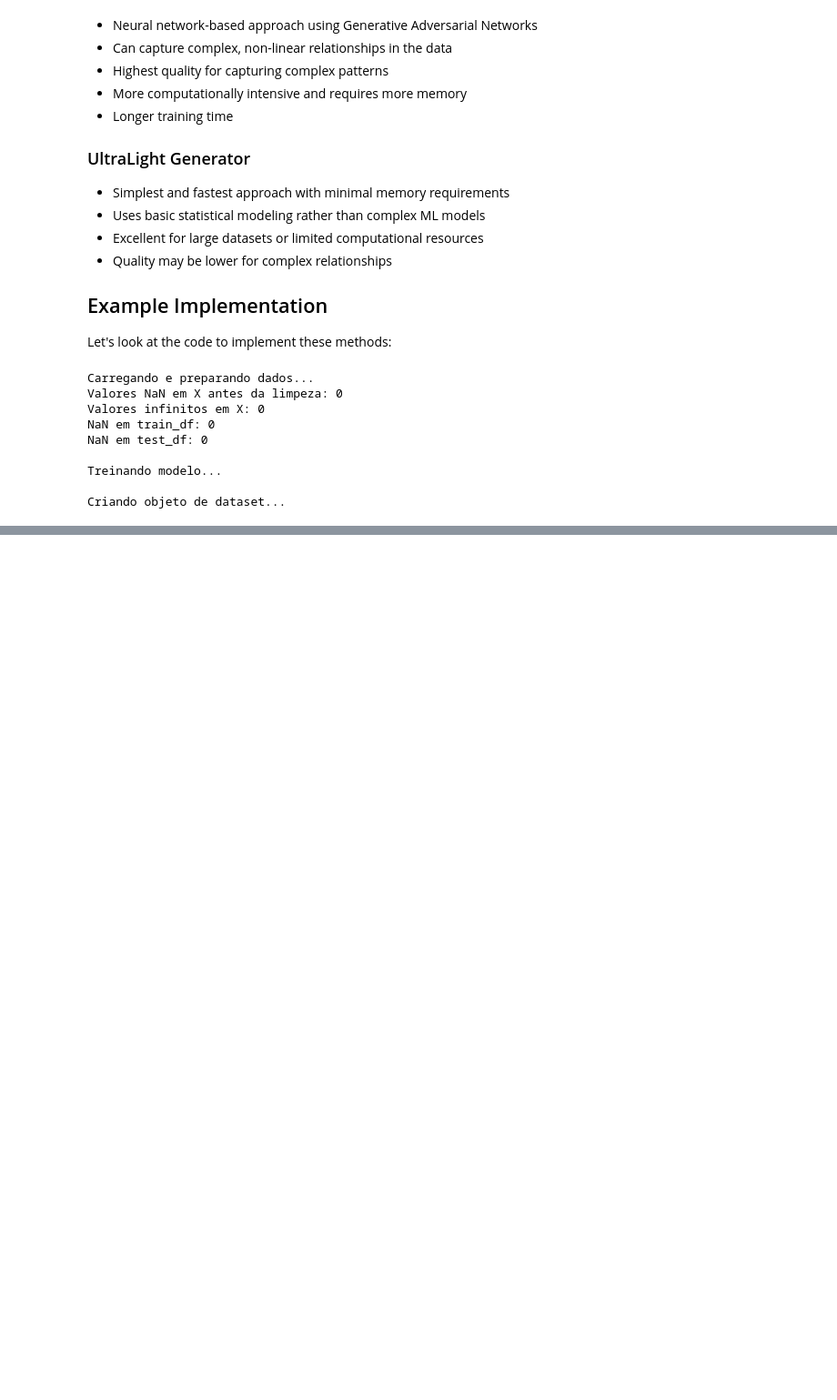
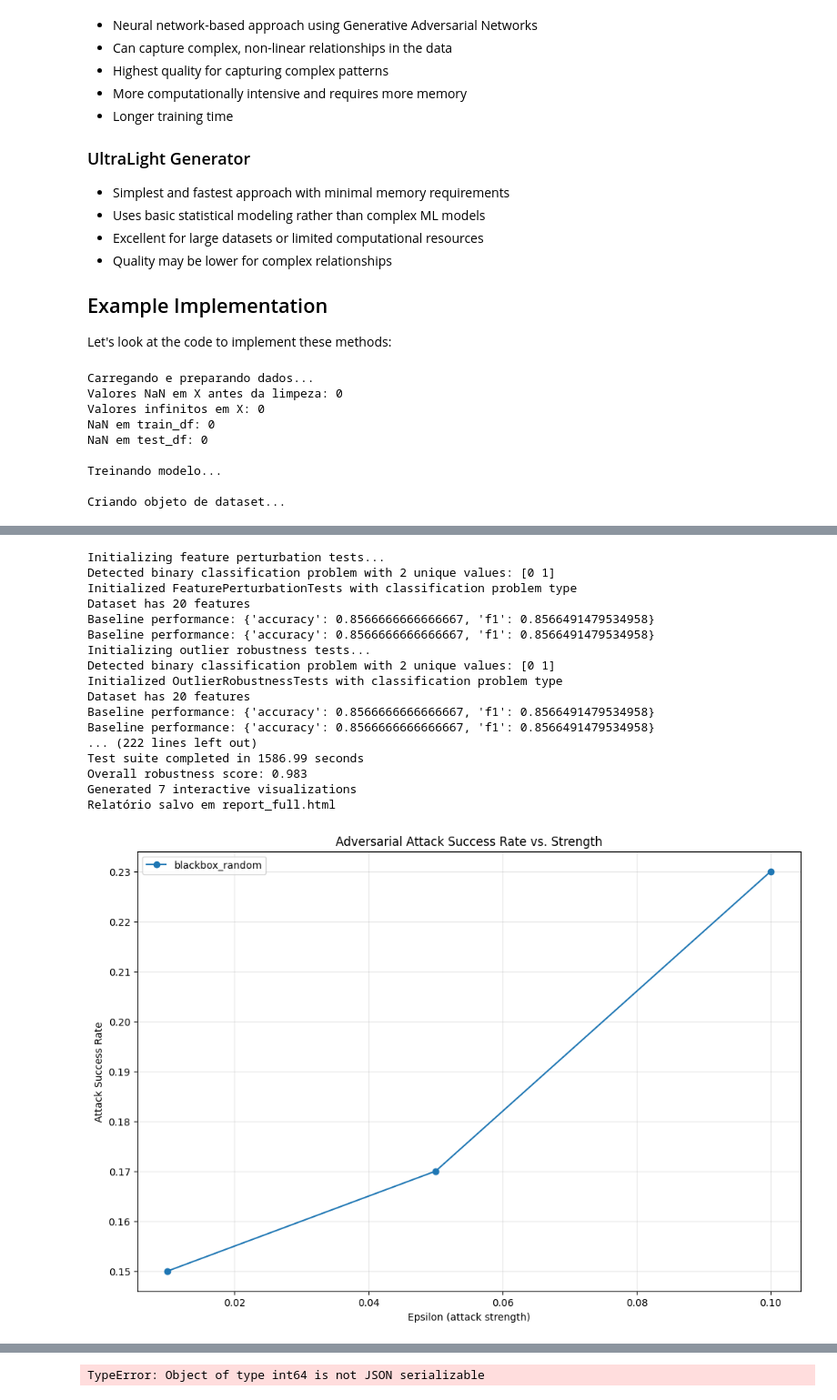
Before and after one commit to DeepBridge-Validation/DeepBridge, a Jupyter notebook: examples/Synthetic/Basic Synthetic Data Generation with DeepBridge.ipynb, the cells around one changed output, grey strips where cells are left out. Shown: that part at 91% size. Cells and saved outputs as stored; diff of their text form; code cells hidden in the pictures; blank space fills up the shorter version.

Commit message:
report

```diff
--- a/examples/Synthetic/Basic Synthetic Data Generation with DeepBridge.ipynb
+++ b/examples/Synthetic/Basic Synthetic Data Generation with DeepBridge.ipynb
@@ -58,16 +58,25 @@ sys.path.append(os.path.expanduser("~/projetos/DeepBridge"))
 from deepbridge.core.db_data import DBDataset
 from deepbridge.synthetic import Synthesize
 
-
+from deepbridge.validation.wrappers import (
+    FeaturePerturbationTests,
+    OutlierRobustnessTests,
+    DistributionShiftTests,
+    RobustnessSuite
+)
 #---------------------------------------------------------
 # Preparação de dados com cuidado especial
 #---------------------------------------------------------
 print("Carregando e preparando dados...")
 
-# Carregar dados
-data = load_breast_cancer()
-X = pd.DataFrame(data.data, columns=data.feature_names)
-y = pd.Series(data.target)
+from sklearn.model_selection import train_test_split
+from sklearn.ensemble import RandomForestClassifier
+from sklearn.datasets import make_classification
+
+# Gerar dados sintéticos com duas classes
+X, y = make_classification(n_samples=1000, n_features=20, n_classes=2, random_state=42)
+X = pd.DataFrame(X, columns=[f"feature_{i}" for i in range(20)])
+y = pd.Series(y)
 
 # Verificar e lidar com valores ausentes
 print(f"Valores NaN em X antes da limpeza: {X.isna().sum().sum()}")
@@ -101,6 +110,7 @@ print("\nTreinando modelo...")
 model = RandomForestClassifier(n_estimators=100, random_state=42)
 model.fit(X_train, y_train)
 
+
 # Criar objeto de dataset
 print("\nCriando objeto de dataset...")
 dataset = DBDataset(
@@ -385,0 +180,25 @@ Demonstração completa de todos os tipos de perturbação!
+# %%
+suite = RobustnessSuite(dataset, verbose=True)
+results_full = suite.config('full').run()
+
+
+suite.save_report("report_full.html")
+# %% [output]
+Initializing feature perturbation tests...
+Detected binary classification problem with 2 unique values: [0 1]
+Initialized FeaturePerturbationTests with classification problem type
+Dataset has 20 features
+Baseline performance: {'accuracy': 0.8566666666666667, 'f1': 0.8566491479534958}
+Baseline performance: {'accuracy': 0.8566666666666667, 'f1': 0.8566491479534958}
+Initializing outlier robustness tests...
+Detected binary classification problem with 2 unique values: [0 1]
+Initialized OutlierRobustnessTests with classification problem type
+Dataset has 20 features
+Baseline performance: {'accuracy': 0.8566666666666667, 'f1': 0.8566491479534958}
+Baseline performance: {'accuracy': 0.8566666666666667, 'f1': 0.8566491479534958}
+... (222 lines left out)
+Test suite completed in 1586.99 seconds
+Overall robustness score: 0.983
+Generated 7 interactive visualizations
+Relatório salvo em report_full.html
+[figure, added]
@@ -385,0 +206,5 @@ Demonstração completa de todos os tipos de perturbação!
+# %%
+import json
+print(json.dumps(results_full['results'] if 'results' in results_full else results_full, indent=2)[:1000])
+# %% [output]
+TypeError: Object of type int64 is not JSON serializable
```
Also changed, not shown: parts of 19 cells of this notebook, 2 other files.
